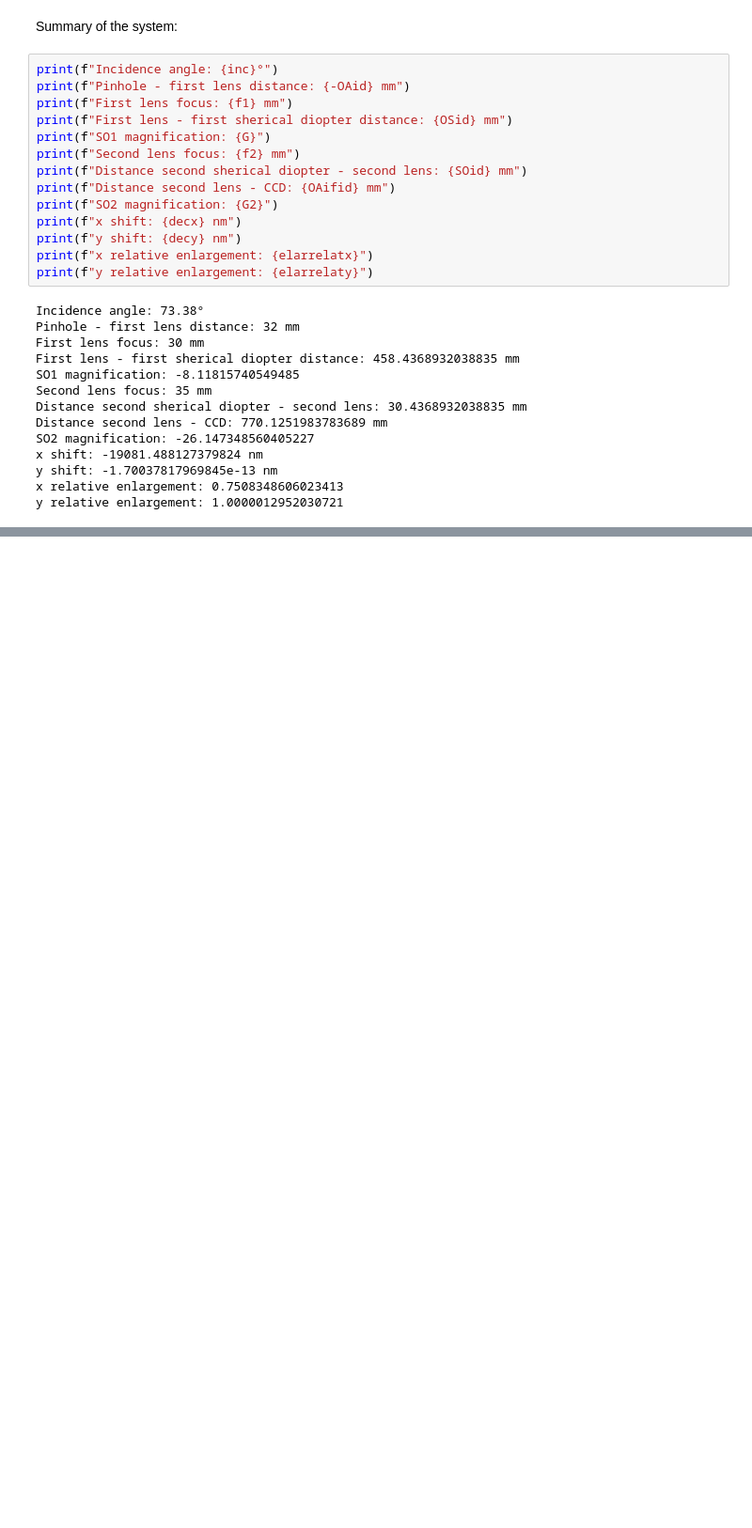
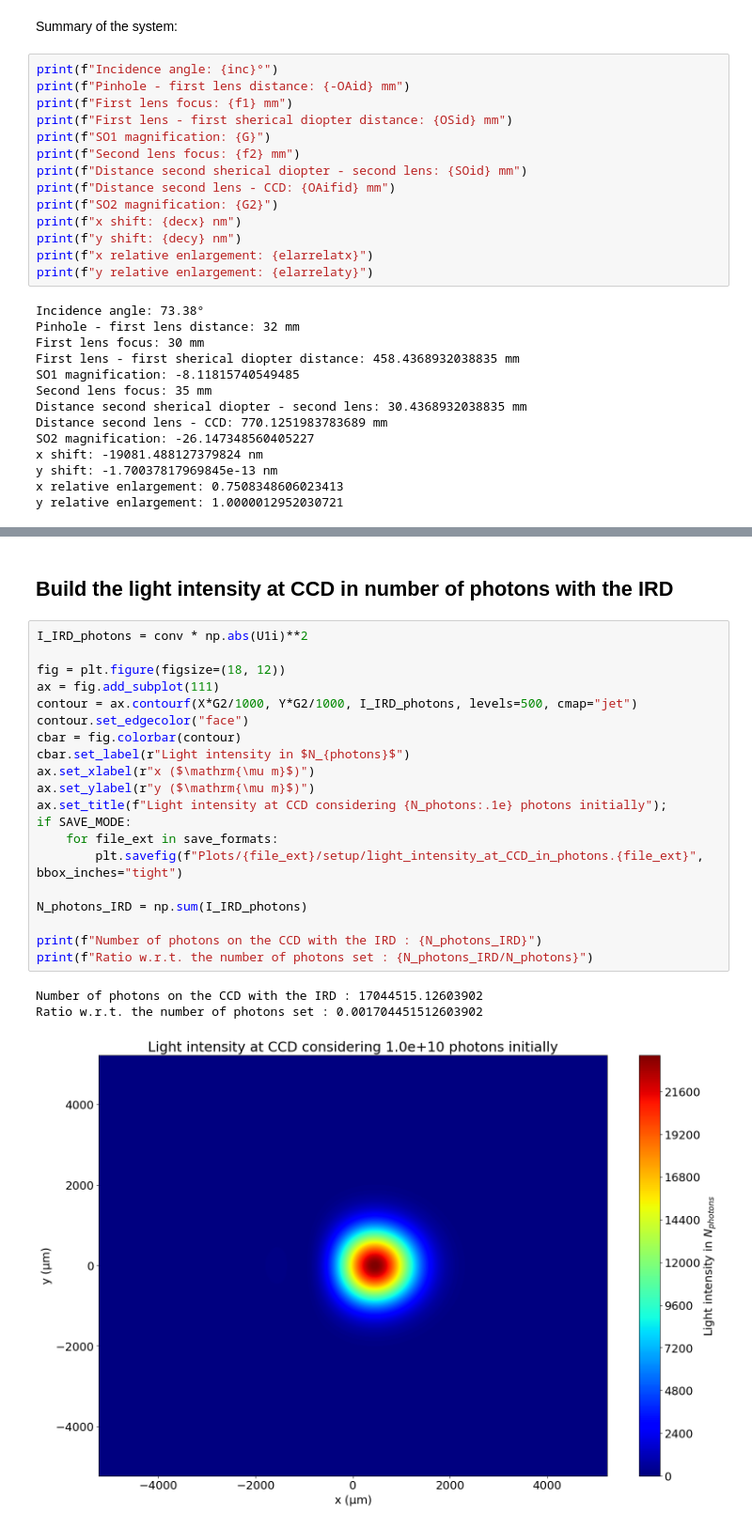
Before and after one commit to Tristan63170/Interferometric_Reflectivity_Dip, a Jupyter notebook: with_water/full_system.ipynb, the cells around one changed output, grey strips where cells are left out. Shown at 94% size. Cells and saved outputs as stored; diff of their text form; blank space fills up the shorter version.

```diff
--- a/with_water/full_system.ipynb
+++ b/with_water/full_system.ipynb
@@ -489,0 +582,26 @@ y relative enlargement: 1.0000012952030721
+# %% [markdown]
+## Build the light intensity at CCD in number of photons with the IRD
+# %%
+I_IRD_photons = conv * np.abs(U1i)**2
+
+fig = plt.figure(figsize=(18, 12))
+ax = fig.add_subplot(111)
+contour = ax.contourf(X*G2/1000, Y*G2/1000, I_IRD_photons, levels=500, cmap="jet")
+contour.set_edgecolor("face")
+cbar = fig.colorbar(contour)
+cbar.set_label(r"Light intensity in $N_{photons}$")
+ax.set_xlabel(r"x ($\mathrm{\mu m}$)")
+ax.set_ylabel(r"y ($\mathrm{\mu m}$)")
+ax.set_title(f"Light intensity at CCD considering {N_photons:.1e} photons initially");
+if SAVE_MODE:
+    for file_ext in save_formats:
+        plt.savefig(f"Plots/{file_ext}/setup/light_intensity_at_CCD_in_photons.{file_ext}", bbox_inches="tight")
+
+N_photons_IRD = np.sum(I_IRD_photons)
+
+print(f"Number of photons on the CCD with the IRD : {N_photons_IRD}")
+print(f"Ratio w.r.t. the number of photons set : {N_photons_IRD/N_photons}")
+# %% [output]
+Number of photons on the CCD with the IRD : 17044515.12603902
+Ratio w.r.t. the number of photons set : 0.001704451512603902
+[figure, added]
```
Also changed, not shown: parts of 10 cells of this notebook.
